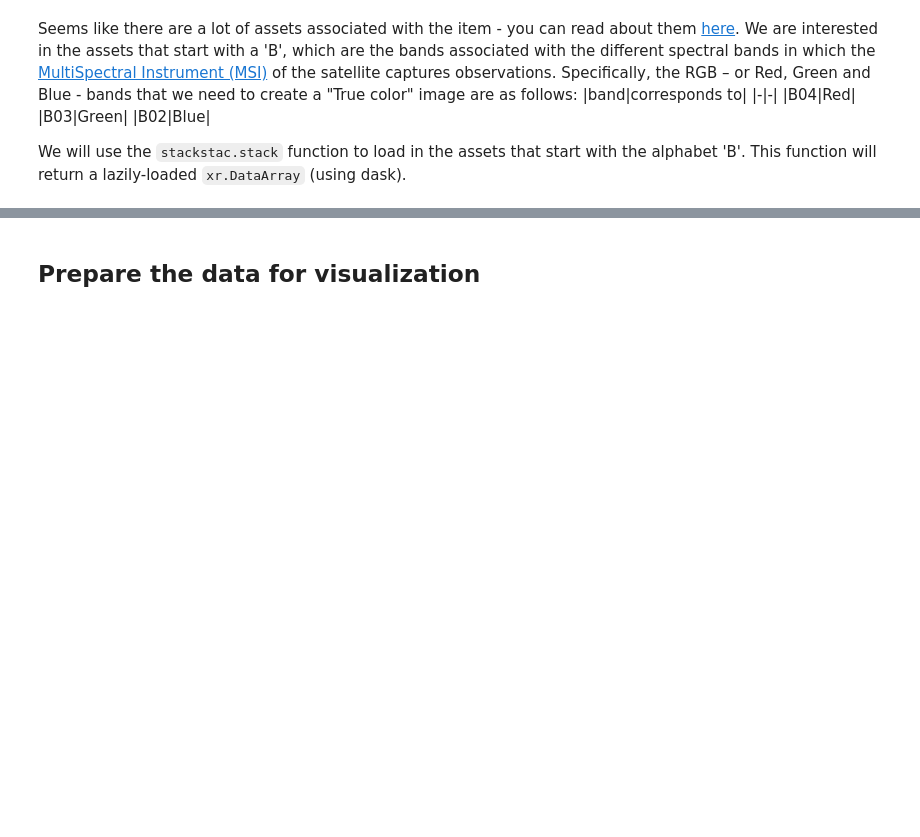
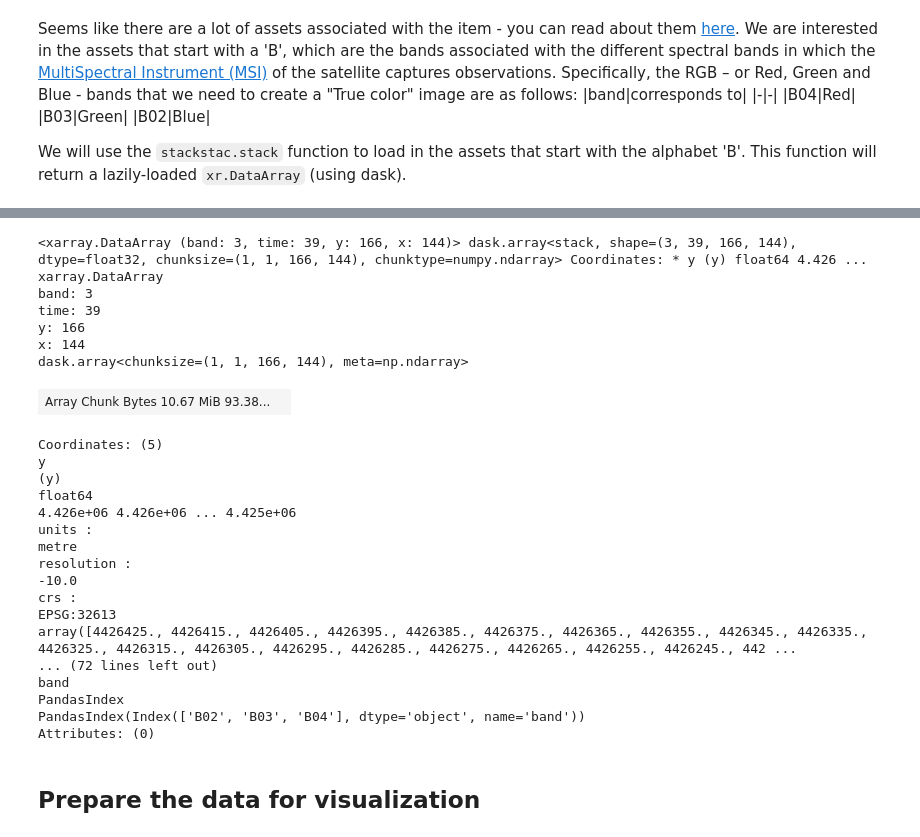
Before and after one commit to ProjectPythia/interactive-sentinel-2-cookbook, a Jupyter notebook: notebooks/data-intake-ms-planetary-computer.ipynb, the cells around one changed output, grey strips where cells are left out. Drawn from its saved outputs; the diff is of its cells as text; code cells hidden in the pictures; blank space fills up the shorter version.

Commit message:
wip replace stacstack with odc.stack

```diff
--- a/notebooks/data-intake-ms-planetary-computer.ipynb
+++ b/notebooks/data-intake-ms-planetary-computer.ipynb
@@ -77,9 +95,9 @@ Now that we have the ID of the collection of interest, we can specify certain fi
 Feel free to change these filtering paramters to suit your needs when running in an interactive session.
 # %%
 bbox = [-105.283263,39.972809,-105.266569,39.987640] # NCAR, boulder, CO. bbox from http://bboxfinder.com/
-date_range = "2022-01-01/2022-12-31"
+date_range = "2021-01-01/2021-12-31"
 collection = "sentinel-2-l2a"                        # full id of collection
-cloud_thresh = 40
+cloud_thresh = 10
 # %%
 search = catalog.search(
     collections = sentinel2_collections,
@@ -108,13 +137,47 @@ We will use the `stackstac.stack` function to load in the assets that start with
 # %%
-bands_of_interest = [b for b in all_bands if b.startswith('B')]
+# bands_of_interest = [b for b in all_bands if b.startswith('B')]
+bands_of_interest = ['B02', 'B03', 'B04']
 
-da = stackstac.stack(
+# da = stackstac.stack(
+#     items,
+#     bounds_latlon=bbox,
+#     assets=bands_of_interest,
+#     chunksize='10MiB'
+# ).compute()
+# da
+da = odc.stac.stac_load(
     items,
-    bounds_latlon=bbox,
-    assets=bands_of_interest,
-    chunksize='50MiB'
-)
+    bands=bands_of_interest,
+    bbox=bbox,
+    chunks={},  # <-- use Dask
+).to_array(dim='band')
 da
+# %% [output]
+<xarray.DataArray (band: 3, time: 39, y: 166, x: 144)> dask.array<stack, shape=(3, 39, 166, 144), dtype=float32, chunksize=(1, 1, 166, 144), chunktype=numpy.ndarray> Coordinates: * y (y) float64 4.426 ...
+xarray.DataArray
+band: 3
+time: 39
+y: 166
+x: 144
+dask.array<chunksize=(1, 1, 166, 144), meta=np.ndarray>
+| Array Chunk Bytes 10.67 MiB 93.38... |  |
+Coordinates: (5)
+y
+(y)
+float64
+4.426e+06 4.426e+06 ... 4.425e+06
+units :
+metre
+resolution :
+-10.0
+crs :
+EPSG:32613
+array([4426425., 4426415., 4426405., 4426395., 4426385., 4426375., 4426365., 4426355., 4426345., 4426335., 4426325., 4426315., 4426305., 4426295., 4426285., 4426275., 4426265., 4426255., 4426245., 442 ...
+... (72 lines left out)
+band
+PandasIndex
+PandasIndex(Index(['B02', 'B03', 'B04'], dtype='object', name='band'))
+Attributes: (0)
 # %% [markdown]
 ## Prepare the data for visualization
 # %% [markdown]
```
Also changed, not shown: parts of 19 cells of this notebook.
